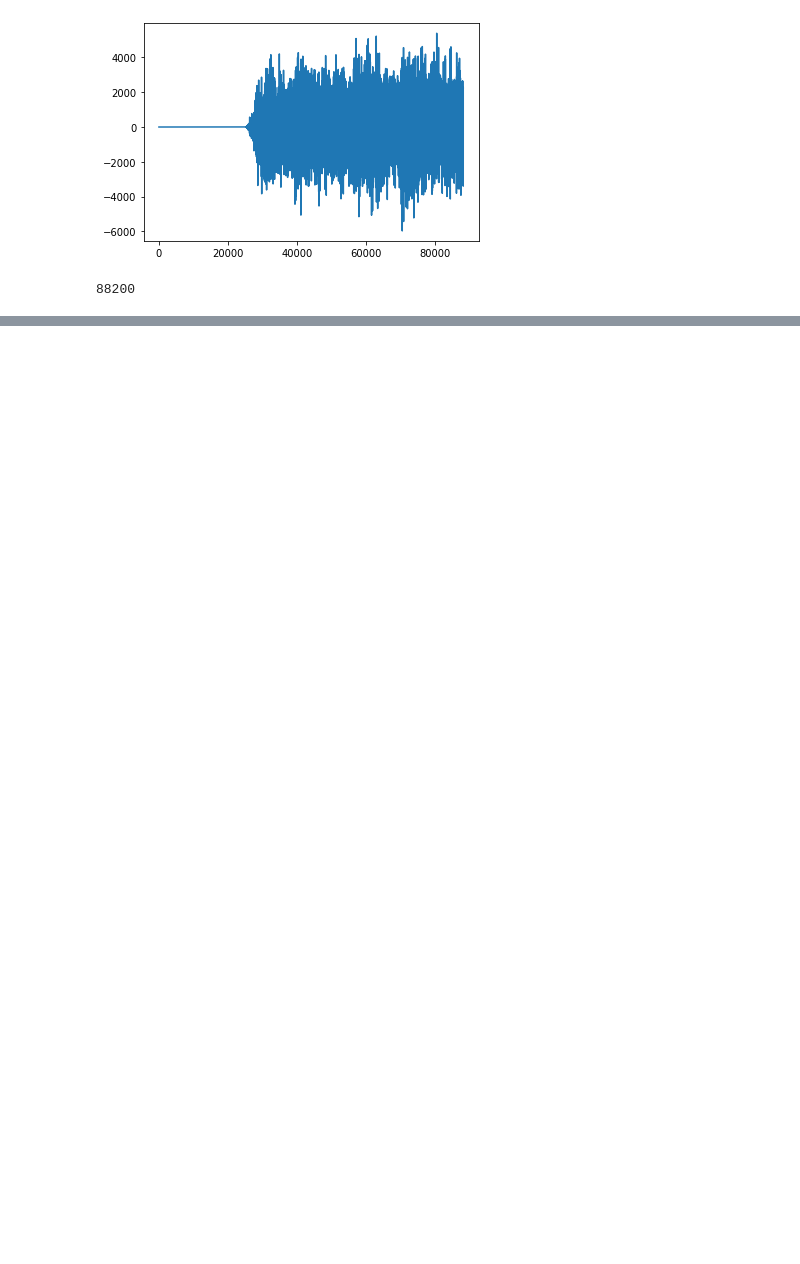
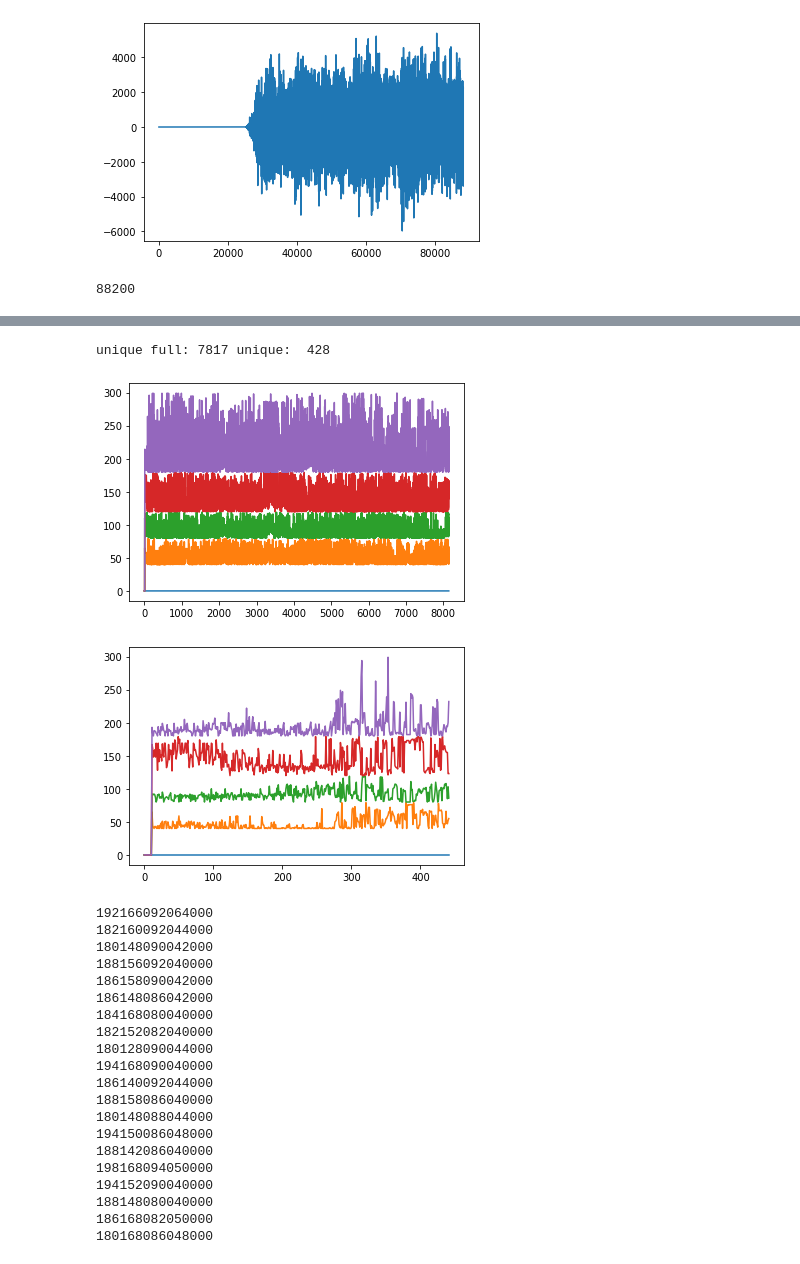
Before and after one commit to Owliie/Smart-Radio, a Jupyter notebook: experiments/Testing_algorithm.ipynb, the cells around one changed output, grey strips where cells are left out. Saved outputs shown, nothing was run; the diff lists cells and outputs as text; code cells hidden in the pictures; blank space fills up the shorter version.

```diff
--- a/experiments/Testing_algorithm.ipynb
+++ b/experiments/Testing_algorithm.ipynb
@@ -66,11 +60,11 @@ highest = np.zeros(shape=(sampled.shape[0], len(FREQUENCIES)))
 # %%
 def get_fuzzed(peak, fuzz):
-    return peak - (peak%fuzz)
+    return np.int64(peak - (peak%fuzz))
 # %%
 def fingerprint_hash(peaks):
     fuzz_factor = 2
     i = 1
-    fingerprint = 0
+    fingerprint = np.int64(0)
 
     for p in peaks:
         fingerprint+=get_fuzzed(p, fuzz_factor) * i
@@ -123,0 +115,45 @@ unique: 217
+# %%
+sampled = sample(part)
+sampled_full = sample(song)
+
+hashed, unique = fingerprint(sampled)
+hashed_full, unique_full = fingerprint(sampled_full)
+# %%
+hashed = np.trim_zeros(hashed)
+hashed_full = np.trim_zeros(hashed_full)
+
+# plt.hist(hashed)
+print("unique full:", len(list(set(unique_full))), "unique: ", len(list(set(unique))))
+plt.plot(unique_full)
+plt.show()
+
+plt.plot(unique)
+plt.show()
+# print(unique)
+# print("hashed:", len(hashed[:100]))
+for i in hashed[:20]:
+    print(i)
+# %% [output]
+unique full: 7817 unique:  428
+[figure, added]
+[figure, added]
+192166092064000
+182160092044000
+180148090042000
+188156092040000
+186158090042000
+186148086042000
+184168080040000
+182152082040000
+180128090044000
+194168090040000
+186140092044000
+188158086040000
+180148088044000
+194150086048000
+188142086040000
+198168094050000
+194152090040000
+188148080040000
+186168082050000
+180168086048000
```
Also changed, not shown: parts of 10 cells of this notebook, 3 other files.
